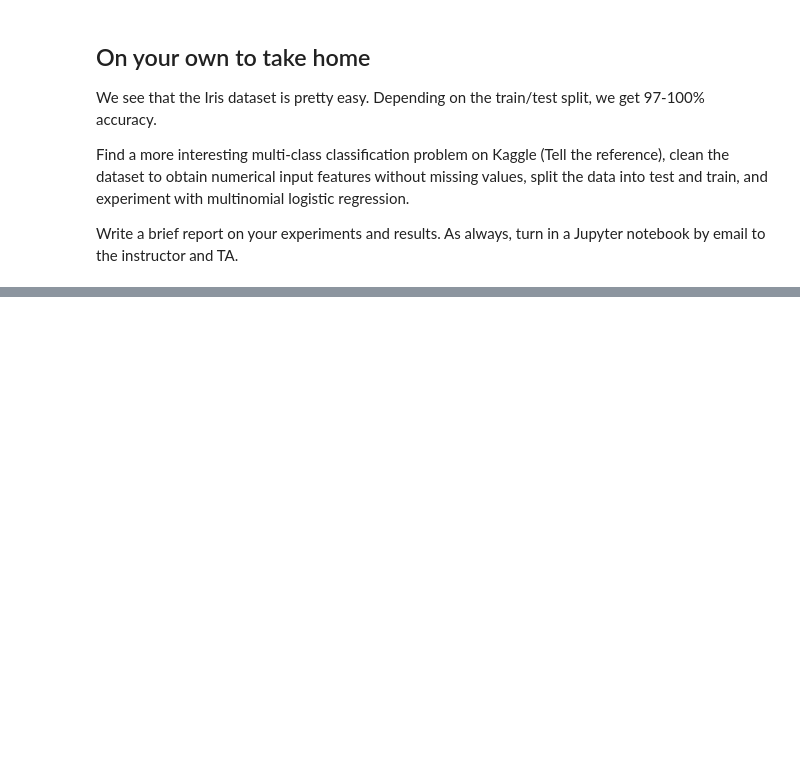
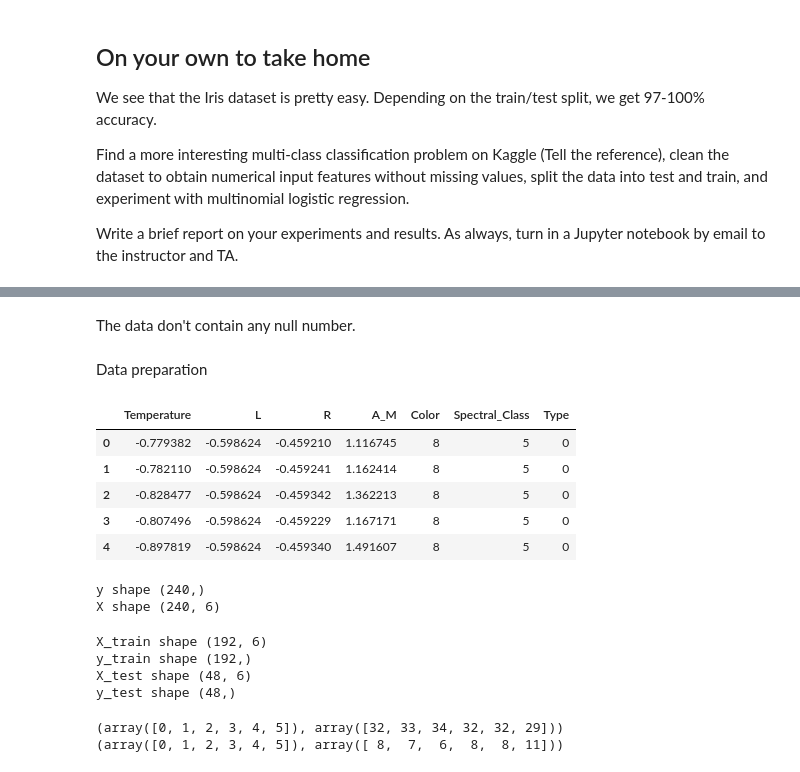
Before and after one commit to zMaxKunGz/ML-Ait-Lab, a Jupyter notebook: Lab4/04-Multinomial_logistic_regression.ipynb, the cells around one changed output, grey strips where cells are left out. Cells and saved outputs as stored; diff of their text form; code cells hidden in the pictures; blank space fills up the shorter version.

```diff
--- a/Lab4/04-Multinomial_logistic_regression.ipynb
+++ b/Lab4/04-Multinomial_logistic_regression.ipynb
@@ -663,0 +766,7 @@ to the instructor and TA.
+# %%
+from sklearn.preprocessing import LabelEncoder
+
+encode = LabelEncoder()
+data['Color'] = encode.fit_transform(data['Color'])
+data['Spectral_Class'] = encode.fit_transform(data['Spectral_Class'])
+data.info()
@@ -663,0 +801,47 @@ to the instructor and TA.
+# %% [markdown]
+The data don't contain any null number.
+# %% [markdown]
+Data preparation
+# %%
+# Normalize all value column
+scaler = StandardScaler()
+data['Temperature'] = scaler.fit_transform(np.array(data['Temperature']).reshape(-1,1))
+data['L'] = scaler.fit_transform(np.array(data['L']).reshape(-1,1))
+data['R'] = scaler.fit_transform(np.array(data['R']).reshape(-1,1))
+data['A_M'] = scaler.fit_transform(np.array(data['A_M']).reshape(-1,1))
+data.head()
+# %% [output]
+|  | Temperature | L | R | A_M | Color | Spectral_Class | Type |
+| 0 | -0.779382 | -0.598624 | -0.459210 | 1.116745 | 8 | 5 | 0 |
+| 1 | -0.782110 | -0.598624 | -0.459241 | 1.162414 | 8 | 5 | 0 |
+| 2 | -0.828477 | -0.598624 | -0.459342 | 1.362213 | 8 | 5 | 0 |
+| 3 | -0.807496 | -0.598624 | -0.459229 | 1.167171 | 8 | 5 | 0 |
+| 4 | -0.897819 | -0.598624 | -0.459340 | 1.491607 | 8 | 5 | 0 |
+# %%
+# X,y and train test split
+y = np.array(data['Type'])
+data.pop('Type')
+X = np.array(data)
+
+print('y shape', y.shape)
+print('X shape', X.shape)
+# %% [output]
+y shape (240,)
+X shape (240, 6)
+# %%
+X_train, X_test, y_train, y_test = train_test_split(X, y, test_size=0.2, random_state=42)
+print('X_train shape', X_train.shape)
+print('y_train shape', y_train.shape)
+print('X_test shape', X_test.shape)
+print('y_test shape', y_test.shape)
+# %% [output]
+X_train shape (192, 6)
+y_train shape (192,)
+X_test shape (48, 6)
+y_test shape (48,)
+# %%
+print(np.unique(y_train, return_counts=True))
+print(np.unique(y_test, return_counts=True))
+# %% [output]
+(array([0, 1, 2, 3, 4, 5]), array([32, 33, 34, 32, 32, 29]))
+(array([0, 1, 2, 3, 4, 5]), array([ 8,  7,  6,  8,  8, 11]))
```
Also changed, not shown: parts of 30 cells of this notebook, 1 other file.
